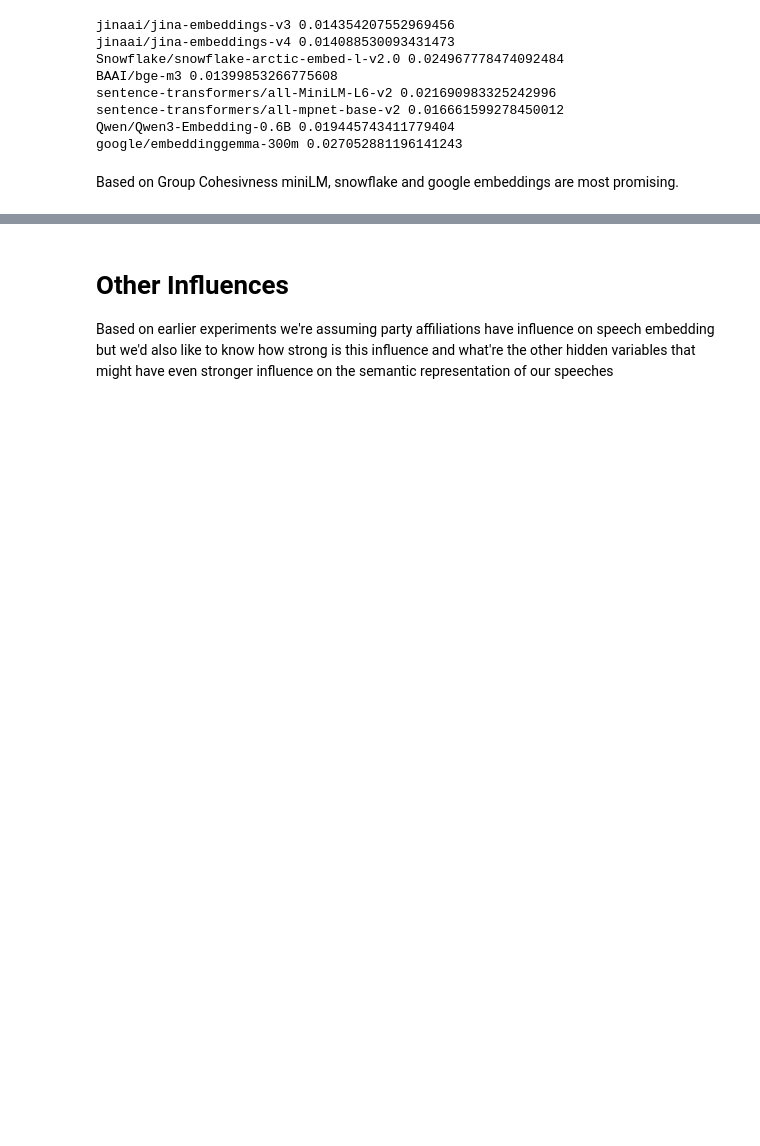
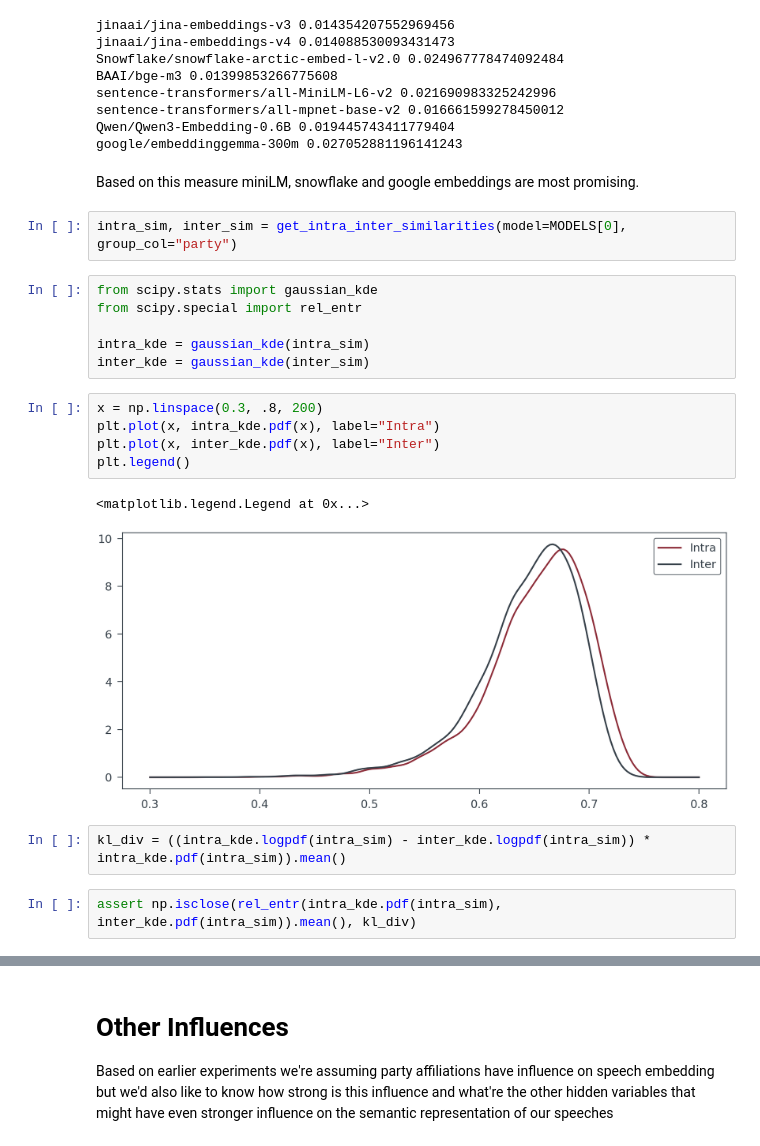
Before and after one commit to derkleinejakob/dataliteracy25, a Jupyter notebook: experiments/pre3_group_cohesiveness.ipynb, the cells around one changed output, grey strips where cells are left out. Cells and saved outputs as stored; diff of their text form; blank space fills up the shorter version.

```diff
--- a/experiments/pre3_group_cohesiveness.ipynb
+++ b/experiments/pre3_group_cohesiveness.ipynb
@@ -215,4 +219,24 @@ sentence-transformers/all-mpnet-base-v2 0.016661599278450012
 Qwen/Qwen3-Embedding-0.6B 0.019445743411779404
 google/embeddinggemma-300m 0.027052881196141243
 # %% [markdown]
-Based on Group Cohesivness miniLM, snowflake and google embeddings are most promising.
+Based on this measure miniLM, snowflake and google embeddings are most promising.
+# %%
+intra_sim, inter_sim = get_intra_inter_similarities(model=MODELS[0], group_col="party")
+# %%
+from scipy.stats import gaussian_kde
+from scipy.special import rel_entr
+
+intra_kde = gaussian_kde(intra_sim)
+inter_kde = gaussian_kde(inter_sim)
+# %%
+x = np.linspace(0.3, .8, 200)
+plt.plot(x, intra_kde.pdf(x), label="Intra")
+plt.plot(x, inter_kde.pdf(x), label="Inter")
+plt.legend()
+# %% [output]
+<matplotlib.legend.Legend at 0x...>
+[figure, added]
+# %%
+kl_div = ((intra_kde.logpdf(intra_sim) - inter_kde.logpdf(intra_sim)) * intra_kde.pdf(intra_sim)).mean()
+# %%
+assert np.isclose(rel_entr(intra_kde.pdf(intra_sim), inter_kde.pdf(intra_sim)).mean(), kl_div)
```
Also changed, not shown: parts of 4 cells of this notebook, 2 other files.
